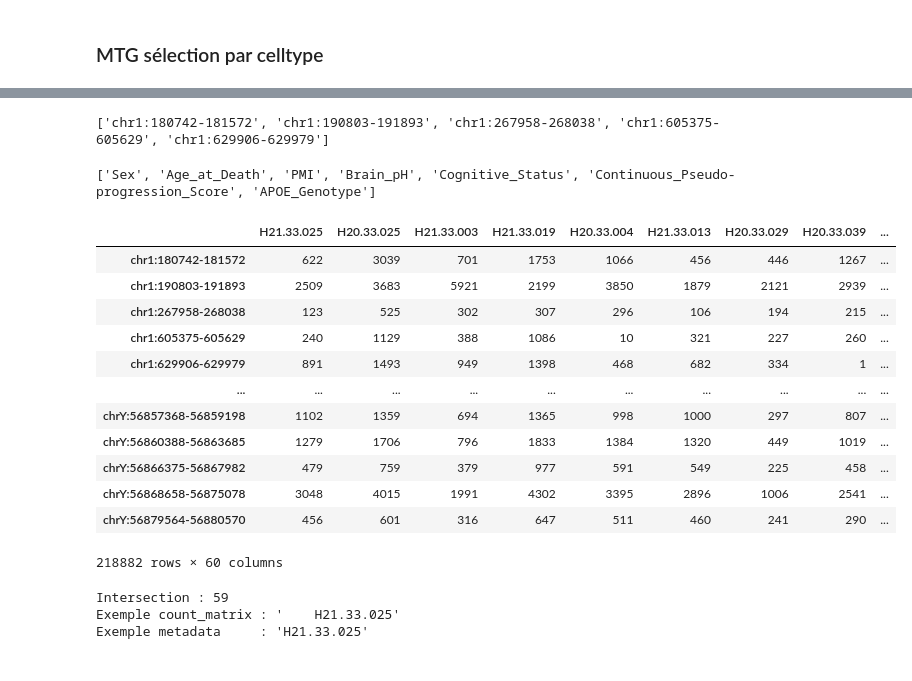
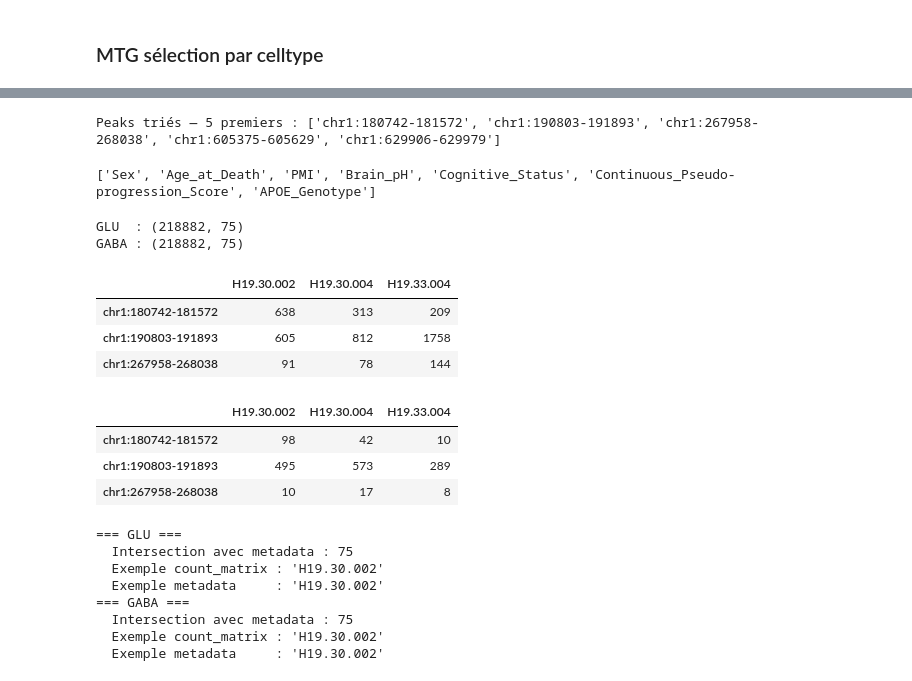
Before and after one commit to adboussif/AD_snMultiomics_Chromatin, a Jupyter notebook: notebooks/mtg_celltype_selection.ipynb, the cells around one changed output, grey strips where cells are left out. Drawn from its saved outputs; the diff is of its cells as text; code cells hidden in the pictures.

```diff
--- a/notebooks/mtg_celltype_selection.ipynb
+++ b/notebooks/mtg_celltype_selection.ipynb
@@ -542,4 +610,5 @@ H21.33.003                             0.238033           3/3
 # %%
+
 def peak_sort_key(peak):
     chrom, coords = peak.split(':')
     start = int(coords.split('-')[0])
@@ -547,10 +616,16 @@ def peak_sort_key(peak):
     chrom_num = int(c) if c.isdigit() else {'X': 23, 'Y': 24, 'M': 25}.get(c, 99)
     return (chrom_num, start)
 
-sorted_idx = sorted(pb_df.index.tolist(), key=peak_sort_key)
-pb_df = pb_df.loc[sorted_idx]
-pb_df.to_csv('../data/processed/count_matrix.txt', sep='\t')
-print(pb_df.index[:5].tolist())
+# Les peaks sont identiques entre glu et gaba (même adata source)
+sorted_idx = sorted(pb_df_glu.index.tolist(), key=peak_sort_key)
+
+pb_df_glu  = pb_df_glu.loc[sorted_idx]
+pb_df_gaba = pb_df_gaba.loc[sorted_idx]
+
+pb_df_glu.to_csv('../data/processed/count_matrix_glu.txt',  sep='\t')
+pb_df_gaba.to_csv('../data/processed/count_matrix_gaba.txt', sep='\t')
+
+print("Peaks triés — 5 premiers :", sorted_idx[:5])
 # %% [output]
-['chr1:180742-181572', 'chr1:190803-191893', 'chr1:267958-268038', 'chr1:605375-605629', 'chr1:629906-629979']
+Peaks triés — 5 premiers : ['chr1:180742-181572', 'chr1:190803-191893', 'chr1:267958-268038', 'chr1:605375-605629', 'chr1:629906-629979']
 # %%
@@ -560,35 +636,46 @@ print(meta_df.columns.tolist())
 # %% [output]
 ['Sex', 'Age_at_Death', 'PMI', 'Brain_pH', 'Cognitive_Status', 'Continuous_Pseudo-progression_Score', 'APOE_Genotype']
 # %%
+
 import pandas as pd
 
-data = pd.read_csv('../data/processed/count_matrix.txt', sep='\t', index_col=0)
-data
+data_glu  = pd.read_csv('../data/processed/count_matrix_glu.txt',  sep='\t', index_col=0)
+data_gaba = pd.read_csv('../data/processed/count_matrix_gaba.txt', sep='\t', index_col=0)
+
+print("GLU  :", data_glu.shape)
+print("GABA :", data_gaba.shape)
+display(data_glu.iloc[:3, :3])
+display(data_gaba.iloc[:3, :3])
 # %% [output]
+GLU  : (218882, 75)
+GABA : (218882, 75)
-|  | H21.33.025 | H20.33.025 | H21.33.003 | H21.33.019 | H20.33.004 | H21.33.013 | H20.33.029 | H20.33.039 | ... |
-| chr1:180742-181572 | 622 | 3039 | 701 | 1753 | 1066 | 456 | 446 | 1267 | ... |
-| chr1:190803-191893 | 2509 | 3683 | 5921 | 2199 | 3850 | 1879 | 2121 | 2939 | ... |
-| chr1:267958-268038 | 123 | 525 | 302 | 307 | 296 | 106 | 194 | 215 | ... |
-| chr1:605375-605629 | 240 | 1129 | 388 | 1086 | 10 | 321 | 227 | 260 | ... |
-| chr1:629906-629979 | 891 | 1493 | 949 | 1398 | 468 | 682 | 334 | 1 | ... |
-| ... | ... | ... | ... | ... | ... | ... | ... | ... | ... |
-| chrY:56857368-56859198 | 1102 | 1359 | 694 | 1365 | 998 | 1000 | 297 | 807 | ... |
-| chrY:56860388-56863685 | 1279 | 1706 | 796 | 1833 | 1384 | 1320 | 449 | 1019 | ... |
-| chrY:56866375-56867982 | 479 | 759 | 379 | 977 | 591 | 549 | 225 | 458 | ... |
-| chrY:56868658-56875078 | 3048 | 4015 | 1991 | 4302 | 3395 | 2896 | 1006 | 2541 | ... |
-| chrY:56879564-56880570 | 456 | 601 | 316 | 647 | 511 | 460 | 241 | 290 | ... |
+|  | H19.30.002 | H19.30.004 | H19.33.004 |
+| chr1:180742-181572 | 638 | 313 | 209 |
+| chr1:190803-191893 | 605 | 812 | 1758 |
+| chr1:267958-268038 | 91 | 78 | 144 |
-218882 rows × 60 columns
+|  | H19.30.002 | H19.30.004 | H19.33.004 |
+| chr1:180742-181572 | 98 | 42 | 10 |
+| chr1:190803-191893 | 495 | 573 | 289 |
+| chr1:267958-268038 | 10 | 17 | 8 |
 # %%
 metadata = pd.read_csv('../data/metadata/metadata.txt', sep='\t', index_col=0)
 # %%
-cm_samples = set(data.columns.tolist())
+
 meta_samples = set(metadata.index.tolist())
 
-print("Intersection :", len(cm_samples & meta_samples))
-print("Exemple count_matrix :", repr(data.columns[0]))
-print("Exemple metadata     :", repr(metadata.index[0]))
+for label, data in [('GLU', data_glu), ('GABA', data_gaba)]:
+    cm_samples = set(data.columns.tolist())
+    print(f"=== {label} ===")
+    print(f"  Intersection avec metadata : {len(cm_samples & meta_samples)}")
+    print(f"  Exemple count_matrix : {repr(data.columns[0])}")
+    print(f"  Exemple metadata     : {repr(metadata.index[0])}")
 # %% [output]
-Intersection : 59
-Exemple count_matrix : '    H21.33.025'
-Exemple metadata     : 'H21.33.025'
+=== GLU ===
+  Intersection avec metadata : 75
+  Exemple count_matrix : 'H19.30.002'
+  Exemple metadata     : 'H19.30.002'
+=== GABA ===
+  Intersection avec metadata : 75
+  Exemple count_matrix : 'H19.30.002'
+  Exemple metadata     : 'H19.30.002'
 # %%
```
Also changed, not shown: parts of 25 cells of this notebook, 1 other file.
